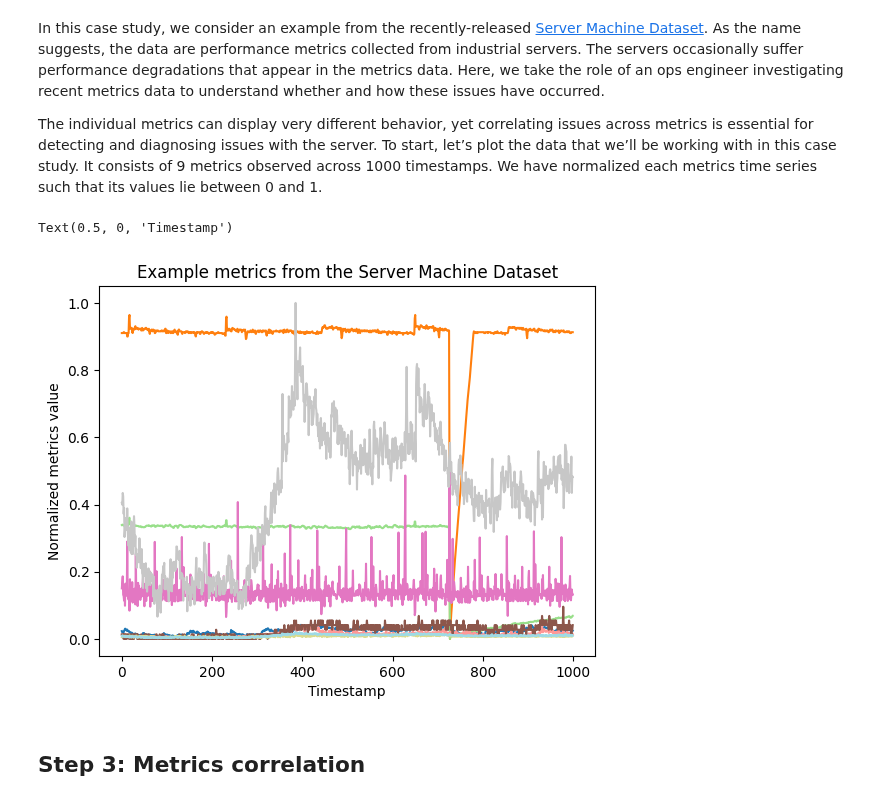
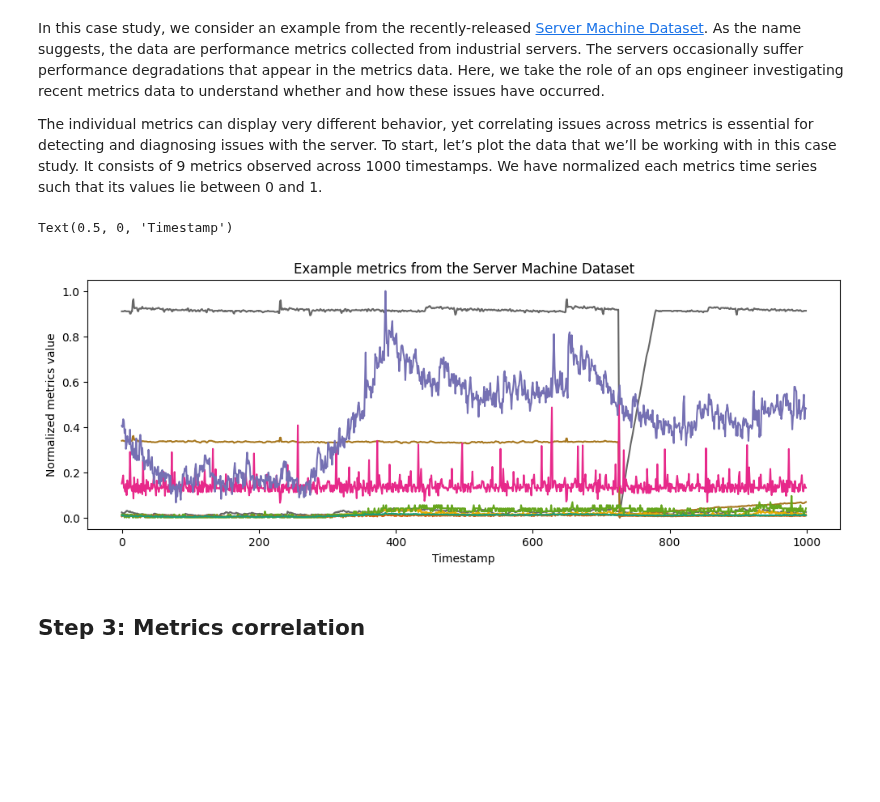
Before and after one commit to opensearch-project/opensearch-py-ml, a Jupyter notebook: docs/source/examples/demo_metrics_correlation.ipynb, the cells around one changed output. Saved outputs shown, nothing was run; the diff lists cells and outputs as text; code cells hidden in the pictures; blank space fills up the shorter version.

```diff
--- a/docs/source/examples/demo_metrics_correlation.ipynb
+++ b/docs/source/examples/demo_metrics_correlation.ipynb
@@ -79,18 +79,20 @@ In this case study, we consider an example from the recently-released [Server Ma
 The individual metrics can display very different behavior, yet correlating issues across metrics is essential for detecting and diagnosing issues with the server. To start, let’s plot the data that we’ll be working with in this case study. It consists of 9 metrics observed across 1000 timestamps. We have normalized each metrics time series such that its values lie between 0 and 1.
 # %%
 M, T = df_pd.shape
-cm = plt.get_cmap('tab20')
-vals = np.linspace(0, 1, M)
+
+plt.figure(figsize=(12,4))
+cm = plt.get_cmap('Dark2')
+vals = np.arange(M)[::-1]
 
 for i in range(M):
     plt.plot(df_pd.iloc[i], color = cm(vals[i]))
 
 plt.title('Example metrics from the Server Machine Dataset')
 plt.ylabel('Normalized metrics value')
 plt.xlabel('Timestamp')
 # %% [output]
 Text(0.5, 0, 'Timestamp')
-[figure, old version]
+[figure, new version]
 # %% [markdown]
 ## Step 3: Metrics correlation
 # %% [markdown]
```
Also changed, not shown: parts of 3 cells of this notebook.
